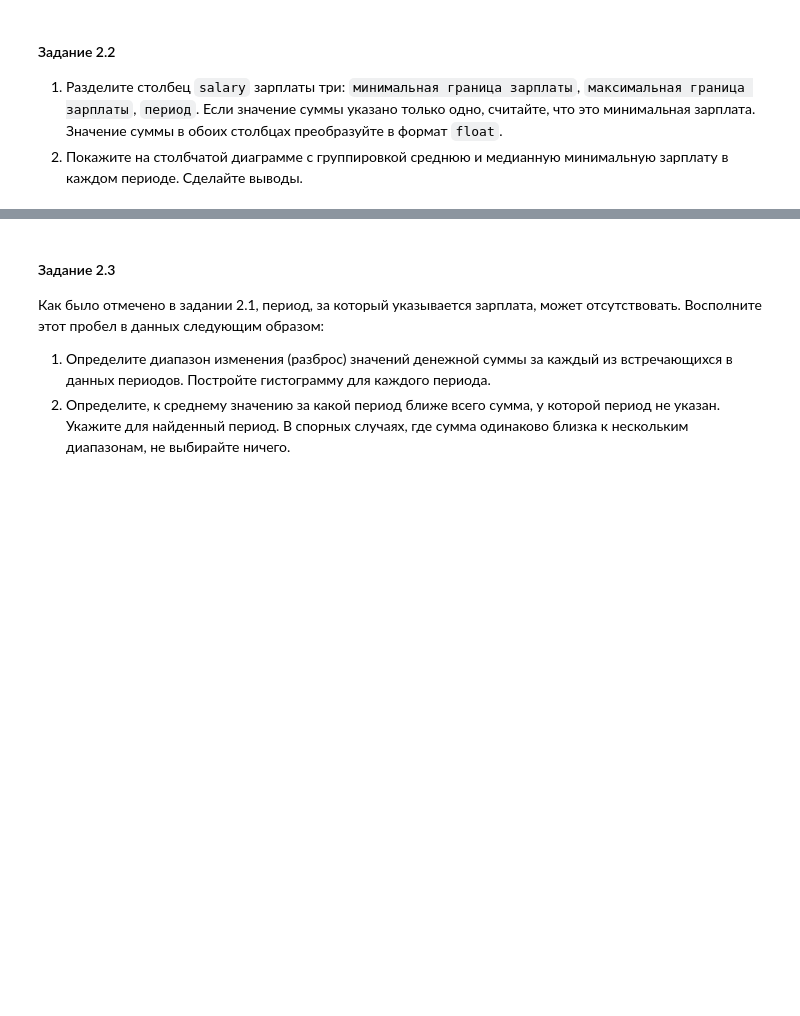
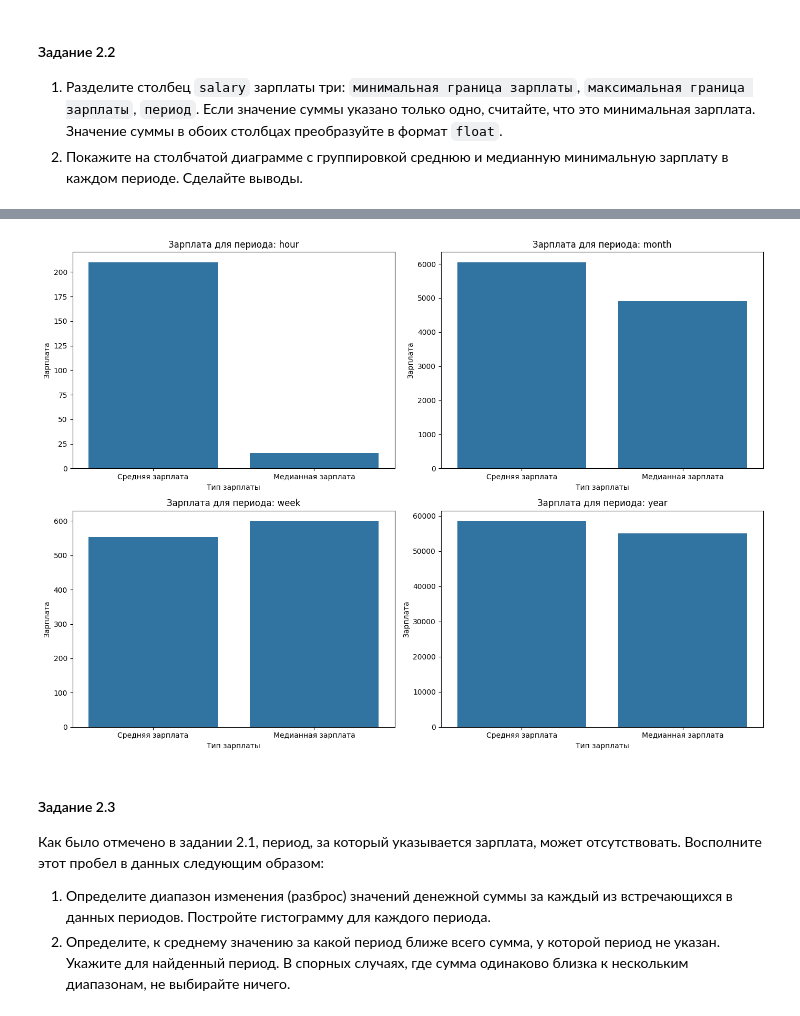
Before and after one commit to Sap-Artem/visualization_lab3, a Jupyter notebook: lab3.ipynb, the cells around one changed output, grey strips where cells are left out. Saved outputs shown, nothing was run; the diff lists cells and outputs as text; code cells hidden in the pictures; blank space fills up the shorter version.

```diff
--- a/lab3.ipynb
+++ b/lab3.ipynb
@@ -481,0 +475,22 @@ plt.show()
+# %%
+salary_data = pd.DataFrame(index=data.index, columns=['minimum_salary', 'max_salary', 'range_salary'])
+for index, row in data.iterrows():
+    salary = str(row['salary']).strip()
+    for pattern_name, pattern in patterns_salary.items():
+        match = re.search(pattern, salary)
+        if match:
+            groups = match.groups()
+            salary_data.loc[index, 'minimum_salary'] = float(groups[0].replace(',', '')) if len(groups) > 0 and groups[0] else None
+            if pattern_name == 'range' and len(groups) > 1:
+                salary_data.loc[index, 'max_salary'] = float(groups[1].replace(',', '')) if groups[1] else None
+            if pattern_name == 'range' and len(groups) > 2:
+                salary_data.loc[index, 'range_salary'] = groups[-1]
+            else:
+                salary_data.loc[index, 'range_salary'] = None
+
+            break
+
+salary_data['minimum_salary'] = pd.to_numeric(salary_data['minimum_salary'], errors='coerce')
+salary_data['max_salary'] = pd.to_numeric(salary_data['max_salary'], errors='coerce')
+data[['minimum_salary', 'max_salary', 'range_salary']] = salary_data
+print(data[['salary', 'minimum_salary', 'max_salary', 'range_salary']].head(20))
@@ -481,0 +535,15 @@ plt.show()
+# %%
+salary_stats = salary_data.groupby('range_salary')['minimum_salary'].agg(['mean', 'median']).reset_index()
+periods = salary_stats['range_salary'].unique()
+fig, axes = plt.subplots(nrows=2, ncols=2, figsize=(14, 10))
+axes = axes.flatten()
+for i, period in enumerate(periods):
+    period_data = salary_stats[salary_stats['range_salary'] == period]
+    sns.barplot(x=['Средняя зарплата', 'Медианная зарплата'], y=period_data[['mean', 'median']].values.flatten(), ax=axes[i])
+    axes[i].set_title(f'Зарплата для периода: {period}')
+    axes[i].set_ylabel('Зарплата')
+    axes[i].set_xlabel('Тип зарплаты')
+plt.tight_layout()
+plt.show()
+# %% [output]
+[figure, added]
```
Also changed, not shown: parts of 7 cells of this notebook.
